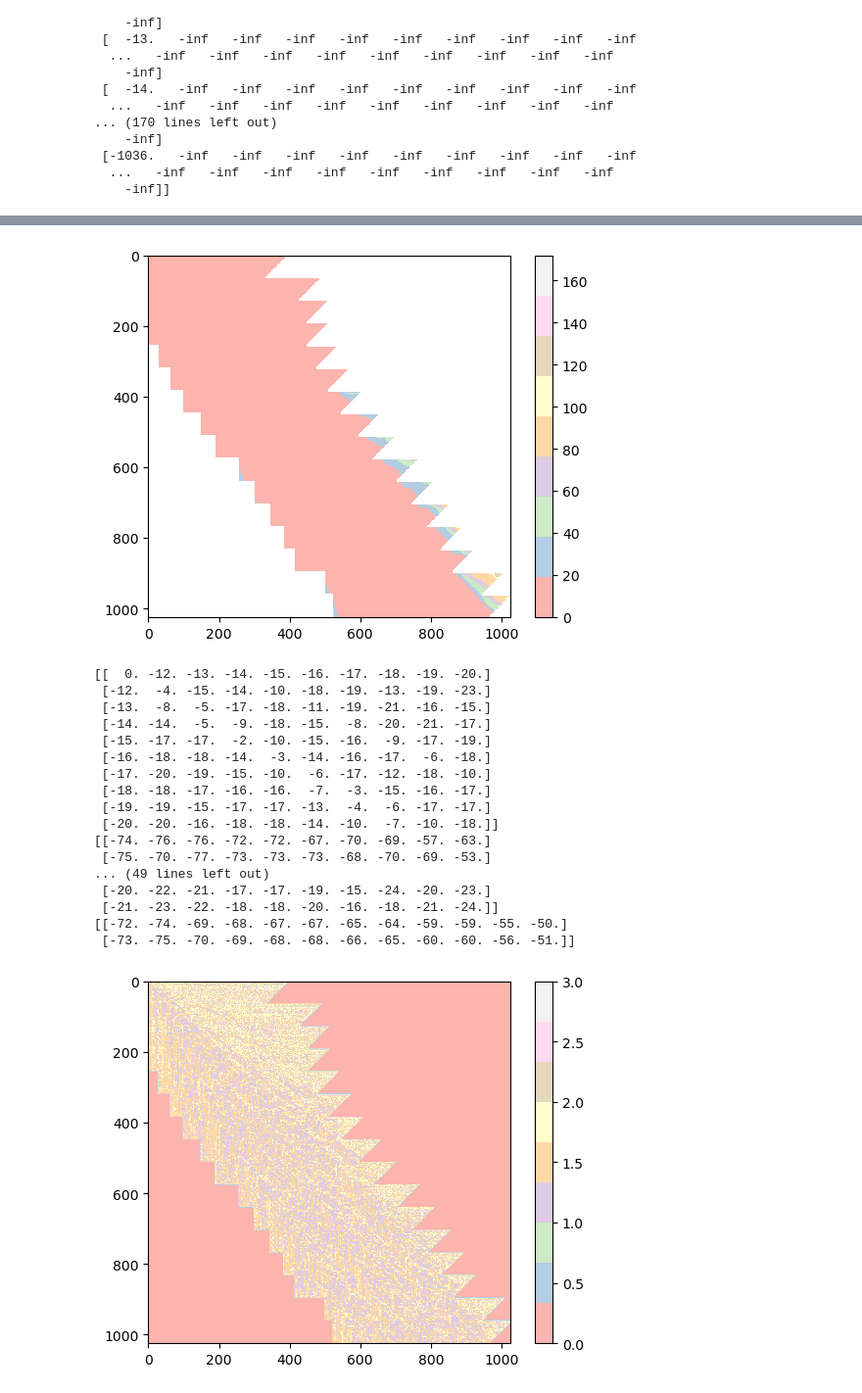
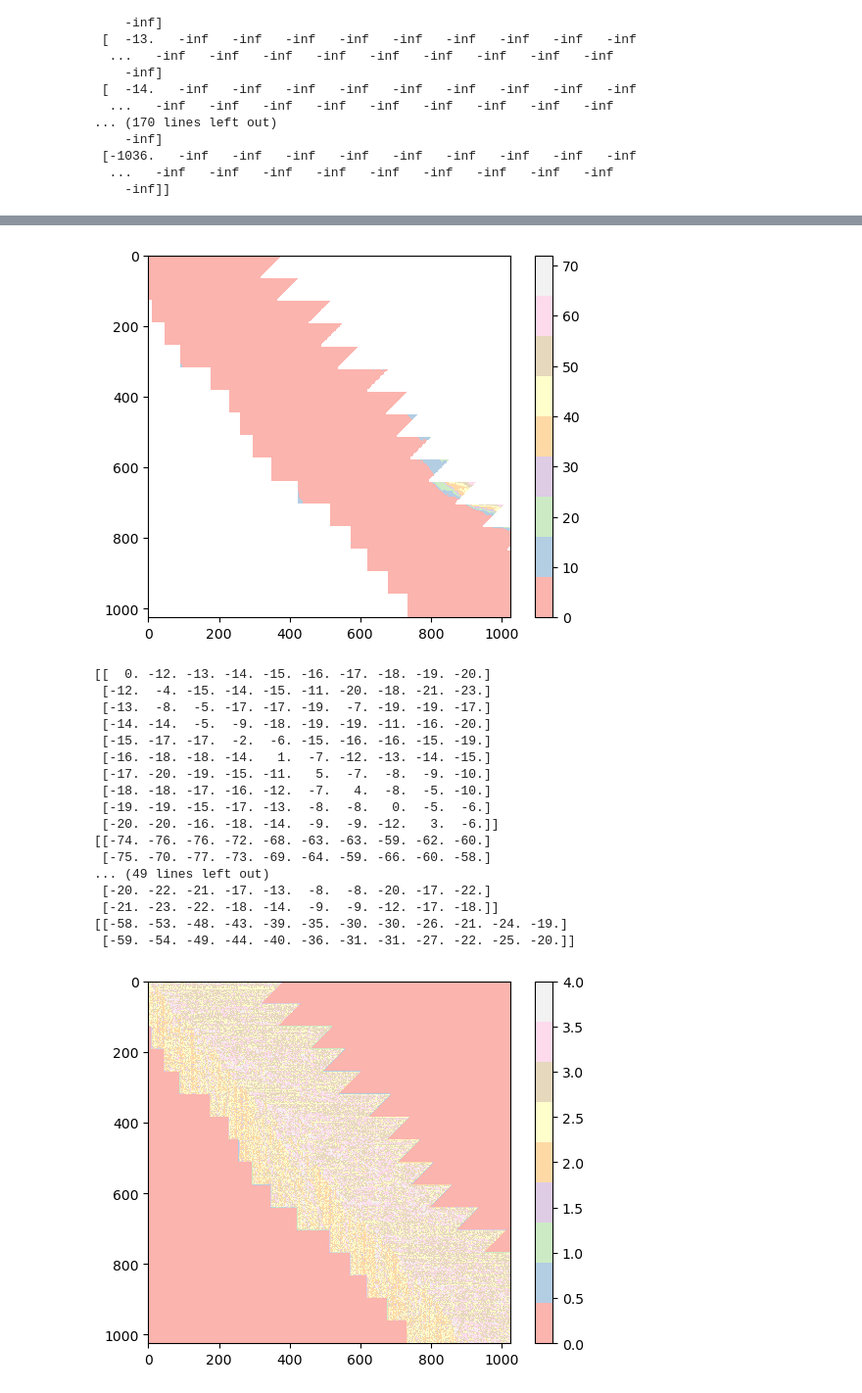
Before and after one commit to YellowJason/Gene_project_2023, a Jupyter notebook: Needleman_Wunsch_local_min_dia.ipynb, the cells around one changed output, grey strips where cells are left out. Shown at 98% size. Saved outputs shown, nothing was run; the diff lists cells and outputs as text; code cells hidden in the pictures.

Commit message:
new direction: diagonal 2 step

```diff
--- a/Needleman_Wunsch_local_min_dia.ipynb
+++ b/Needleman_Wunsch_local_min_dia.ipynb
@@ -76,15 +76,15 @@ if random_pattern:
         die = random.random()
         l = random.randint(1,8)
         # delete gene_1 for length l
-        if die < 0.3:
+        if die < 0.1:
             i += l
         # insert gene_1 for length l
-        elif die < 0.6:
+        elif die < 0.2:
             for j in range(l):
                 gene_2 += d[random.randint(0, 3)]
             i += 1
         # change 1 gene
-        elif die < 0.9:
+        elif die < 0.3:
             gene_2 += d[random.randint(0, 3)]
             i += 1
         else:
@@ -527,6 +527,7 @@ print('Deletion matrix (Score when direction is top)')
 print(D)
 # Direction matrix, 0:no compute, 1:top-left, 2:top, 3:left
 Trace = np.zeros((tile_size+1, tile_size+1), dtype=int)
+Trace_2x = np.zeros((tile_size+1, tile_size+1), dtype=int)
 # When direction = 'left' or 'top', we needs to trace next direction on 'Trace_I' or 'Trace_D' instead of 'Trace'
 # 0:from Trace_I or Trace_D (extend gap), 1:from Trace (new gap)
 Trace_I = np.zeros((tile_size+1, tile_size+1), dtype=int)
@@ -602,10 +603,17 @@ for i in range(1, tile_size+1, num_PE):
             # track direction
             if V[i+j][column_shift] == V_nxt:
                 Trace[i+j][column_shift] = 1
+                # 2 step diagonal
+                if (Trace_2x[i+j-1][column_shift-1] == 1) or (Trace_2x[i+j-1][column_shift-1] == 4):
+                    Trace_2x[i+j][column_shift] = 4
+                else:
+                    Trace_2x[i+j][column_shift] = 1
             elif V[i+j][column_shift] == D[i+j][column_shift]:
                 Trace[i+j][column_shift] = 2
+                Trace_2x[i+j][column_shift] = 2
             elif V[i+j][column_shift] == I[i+j][column_shift]:
                 Trace[i+j][column_shift] = 3
+                Trace_2x[i+j][column_shift] = 3
             # direction of Trace_I
             if I[i+j][column_shift] == V[i+j][column_shift-1]+g_o:
                 Trace_I[i+j][column_shift] = 1
@@ -683,7 +691,7 @@ plt.imshow(V_ans-V, cmap='Pastel1')
 plt.colorbar()
 plt.show()
 # %% [output]
-[figure, old version]
+[figure, new version]
 # %%
 print(V[0:10,0:10])
 print(V[63:66,0:10])
@@ -695,28 +703,28 @@ print(D[0:10,0:10])
 print(D[128:130,38:50])
 # %% [output]
 [[  0. -12. -13. -14. -15. -16. -17. -18. -19. -20.]
- [-12.  -4. -15. -14. -10. -18. -19. -13. -19. -23.]
- [-13.  -8.  -5. -17. -18. -11. -19. -21. -16. -15.]
- [-14. -14.  -5.  -9. -18. -15.  -8. -20. -21. -17.]
- [-15. -17. -17.  -2. -10. -15. -16.  -9. -17. -19.]
- [-16. -18. -18. -14.  -3. -14. -16. -17.  -6. -18.]
- [-17. -20. -19. -15. -10.  -6. -17. -12. -18. -10.]
- [-18. -18. -17. -16. -16.  -7.  -3. -15. -16. -17.]
- [-19. -19. -15. -17. -17. -13.  -4.  -6. -17. -17.]
- [-20. -20. -16. -18. -18. -14. -10.  -7. -10. -18.]]
-[[-74. -76. -76. -72. -72. -67. -70. -69. -57. -63.]
- [-75. -70. -77. -73. -73. -73. -68. -70. -69. -53.]
+ [-12.  -4. -15. -14. -15. -11. -20. -18. -21. -23.]
+ [-13.  -8.  -5. -17. -17. -19.  -7. -19. -19. -17.]
+ [-14. -14.  -5.  -9. -18. -19. -19. -11. -16. -20.]
+ [-15. -17. -17.  -2.  -6. -15. -16. -16. -15. -19.]
+ [-16. -18. -18. -14.   1.  -7. -12. -13. -14. -15.]
+ [-17. -20. -19. -15. -11.   5.  -7.  -8.  -9. -10.]
+ [-18. -18. -17. -16. -12.  -7.   4.  -8.  -5. -10.]
+ [-19. -19. -15. -17. -13.  -8.  -8.   0.  -5.  -6.]
+ [-20. -20. -16. -18. -14.  -9.  -9. -12.   3.  -6.]]
+[[-74. -76. -76. -72. -68. -63. -63. -59. -62. -60.]
+ [-75. -70. -77. -73. -69. -64. -59. -66. -60. -58.]
 ... (49 lines left out)
- [-20. -22. -21. -17. -17. -19. -15. -24. -20. -23.]
- [-21. -23. -22. -18. -18. -20. -16. -18. -21. -24.]]
-[[-72. -74. -69. -68. -67. -67. -65. -64. -59. -59. -55. -50.]
- [-73. -75. -70. -69. -68. -68. -66. -65. -60. -60. -56. -51.]]
+ [-20. -22. -21. -17. -13.  -8.  -8. -20. -17. -22.]
+ [-21. -23. -22. -18. -14.  -9.  -9. -12. -17. -18.]]
+[[-58. -53. -48. -43. -39. -35. -30. -30. -26. -21. -24. -19.]
+ [-59. -54. -49. -44. -40. -36. -31. -31. -27. -22. -25. -20.]]
 # %%
-plt.imshow(Trace[:, :], cmap='Pastel1')
+plt.imshow(Trace_2x[:, :], cmap='Pastel1')
 plt.colorbar()
 plt.show()
 # %% [output]
-[figure, old version]
+[figure, new version]
 # %%
 plt.imshow(V[:, :], cmap='rainbow')
 plt.colorbar()
```
Also changed, not shown: parts of 14 cells of this notebook, 4 other files.
